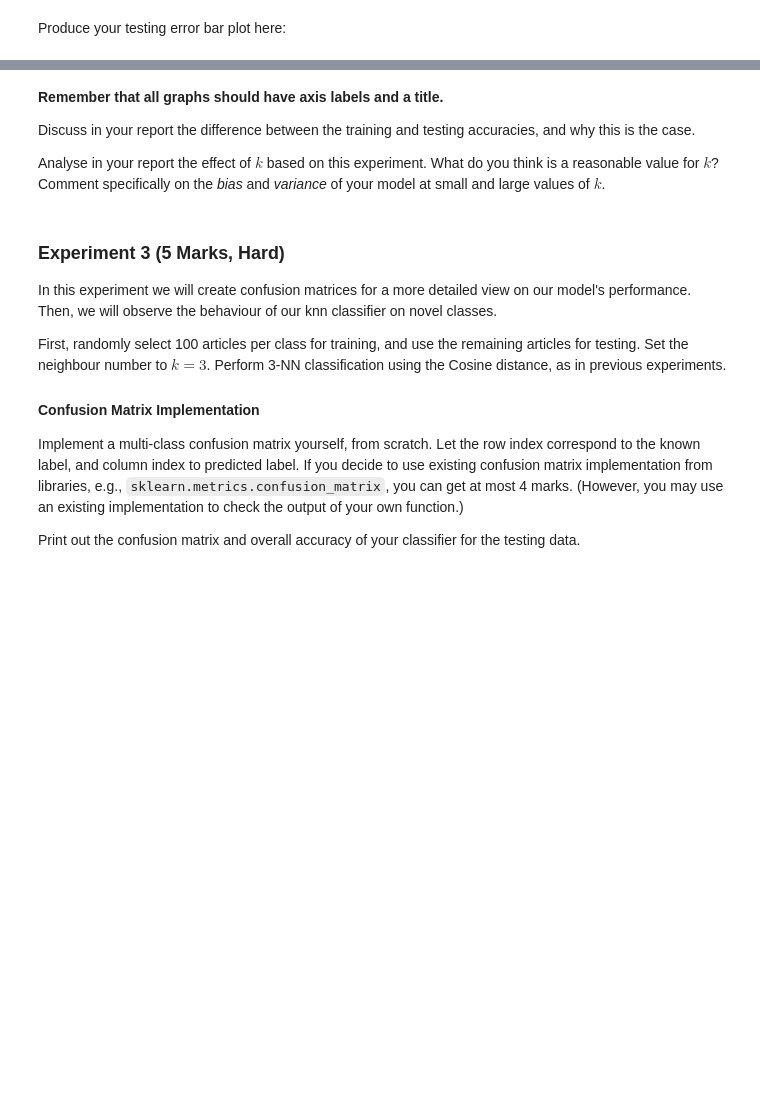
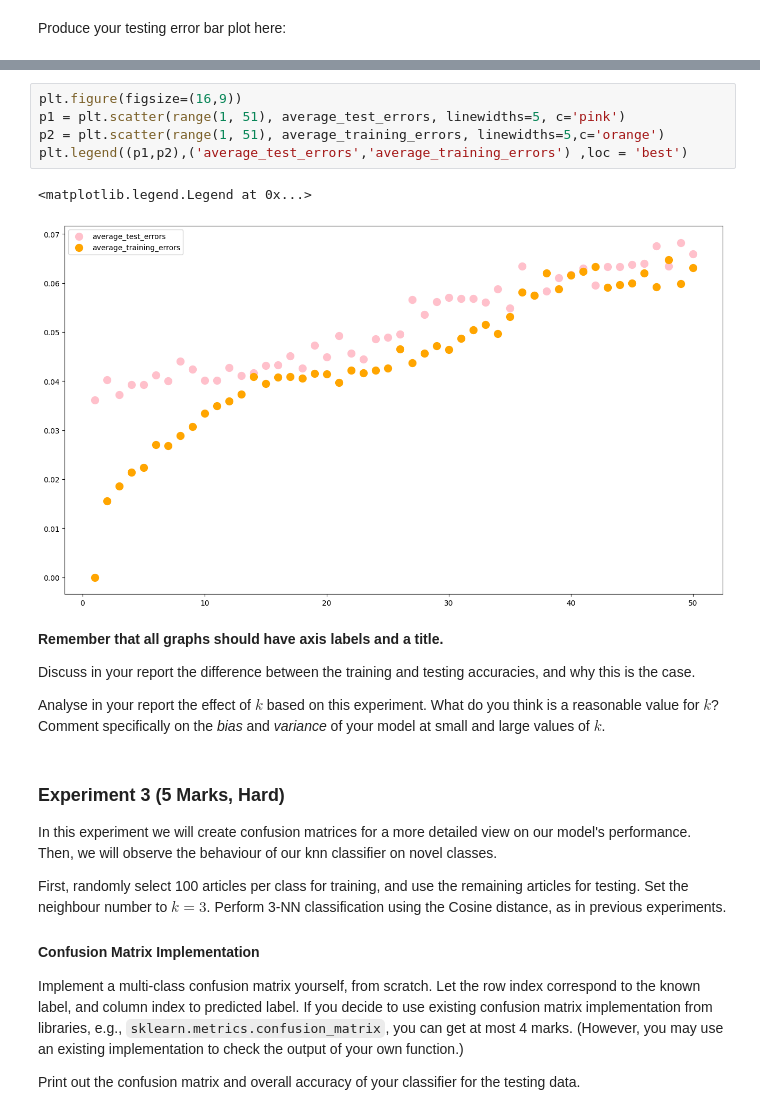
Before and after one commit to Ray7788/MachineLearning, a Jupyter notebook: Lab2_S/24112-Lab1-S-Practice1.ipynb, the cells around one changed output, grey strips where cells are left out. Cells and saved outputs as stored; diff of their text form; blank space fills up the shorter version.

```diff
--- a/Lab2_S/24112-Lab1-S-Practice1.ipynb
+++ b/Lab2_S/24112-Lab1-S-Practice1.ipynb
@@ -321,3 +326,11 @@ plt.show()
+# %%
+plt.figure(figsize=(16,9))
+p1 = plt.scatter(range(1, 51), average_test_errors, linewidths=5, c='pink')
+p2 = plt.scatter(range(1, 51), average_training_errors, linewidths=5,c='orange')
+plt.legend((p1,p2),('average_test_errors','average_training_errors') ,loc = 'best')
+# %% [output]
+<matplotlib.legend.Legend at 0x...>
+[figure, added]
 # %% [markdown]
 **Remember that all graphs should have axis labels and a title.**
 
```
Also changed, not shown: parts of 26 cells of this notebook.
